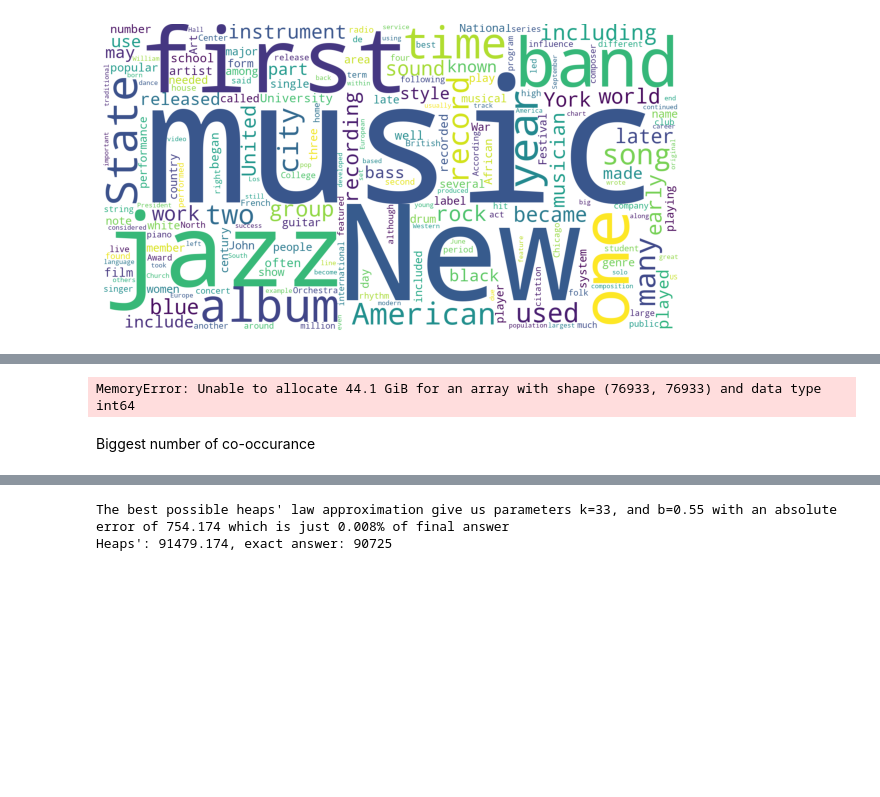
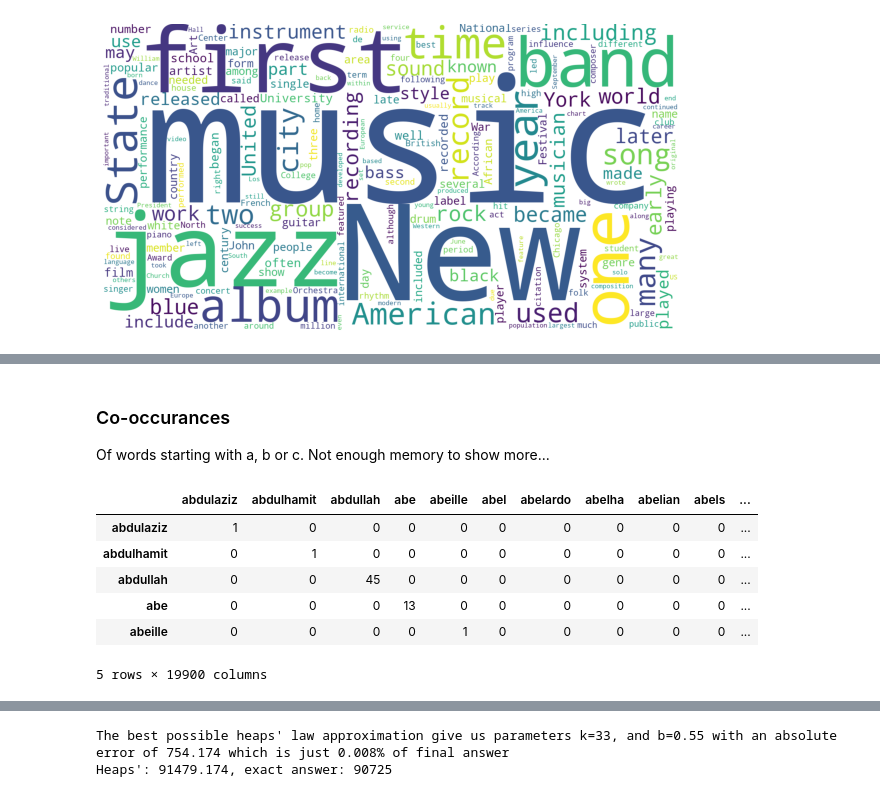
Before and after one commit to kordc/WikipediaRecommender, a Jupyter notebook: ranker.ipynb, the cells around one changed output, grey strips where cells are left out. Saved outputs shown, nothing was run; the diff lists cells and outputs as text; code cells hidden in the pictures; blank space fills up the shorter version.

```diff
--- a/ranker.ipynb
+++ b/ranker.ipynb
@@ -130,3 +127,7 @@ Co-occurances
+# %% [markdown]
+### Co-occurances
+
+Of words starting with a, b or c. Not enough memory to show more...
 # %%
 from sklearn.feature_extraction.text import CountVectorizer
 
@@ -134,11 +135,3 @@ CountVec = CountVectorizer()
 CountData = CountVec.fit_transform(data['text'])
 
 wordsM = (CountData.T)@CountData
-# %%
-df = pd.DataFrame(wordsM.toarray(),
-                  columns=CountVec.get_feature_names_out(), index=CountVec.get_feature_names_out())
-df.head()
-# %% [output]
-MemoryError: Unable to allocate 44.1 GiB for an array with shape (76933, 76933) and data type int64
-# %% [markdown]
-Biggest number of co-occurance
@@ -151,3 +138,17 @@ print(f'The most co-occurances are: {CountVec.get_feature_names_out()[x]}, {Coun
+# %%
+# slicing just to show, that such plot is possible
+# to make co-occurances for the whole array we'd need 41GiB memory
+df = pd.DataFrame(wordsM[100:20000, 100:20000].toarray(),
+                  columns=CountVec.get_feature_names_out()[100:20000], index=CountVec.get_feature_names_out()[100:20000])
+df.head()
+# %% [output]
+|  | abdulaziz | abdulhamit | abdullah | abe | abeille | abel | abelardo | abelha | abelian | abels | ... |
+| abdulaziz | 1 | 0 | 0 | 0 | 0 | 0 | 0 | 0 | 0 | 0 | ... |
+| abdulhamit | 0 | 1 | 0 | 0 | 0 | 0 | 0 | 0 | 0 | 0 | ... |
+| abdullah | 0 | 0 | 45 | 0 | 0 | 0 | 0 | 0 | 0 | 0 | ... |
+| abe | 0 | 0 | 0 | 13 | 0 | 0 | 0 | 0 | 0 | 0 | ... |
+| abeille | 0 | 0 | 0 | 0 | 1 | 0 | 0 | 0 | 0 | 0 | ... |
+5 rows × 19900 columns
 # %%
 import networkx as nx
 from matplotlib.pyplot import figure
```
Also changed, not shown: parts of 8 cells of this notebook.
